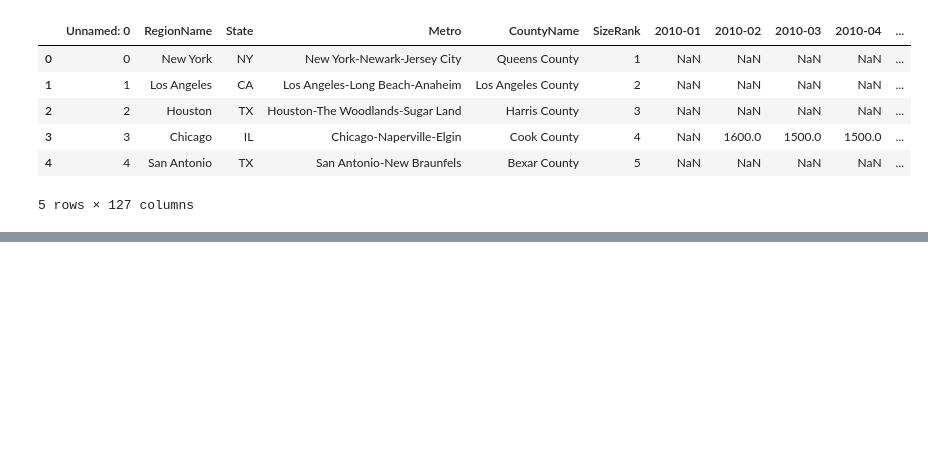
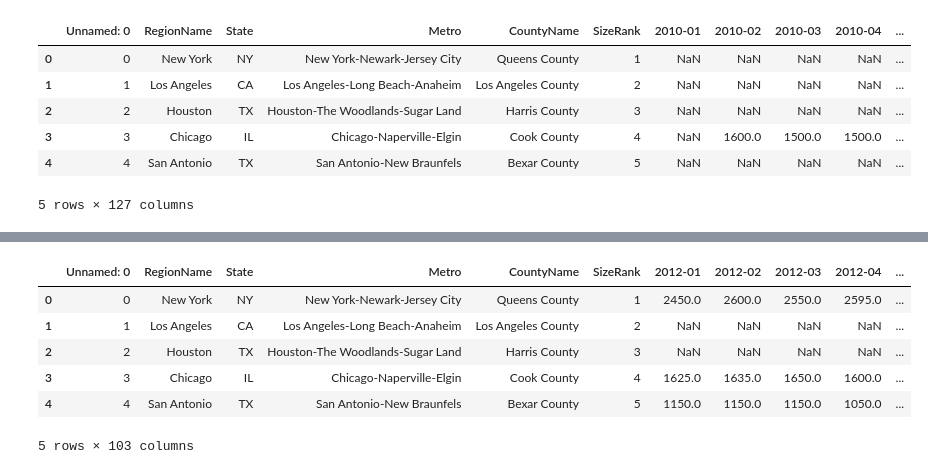
Before and after one commit to devoracer/Capstone_Zillow_DSC, a Jupyter notebook: notebooks/0.2_zillow_capstone_solution.ipynb, the cells around one changed output, grey strips where cells are left out. Saved outputs shown, nothing was run; the diff lists cells and outputs as text; code cells hidden in the pictures; blank space fills up the shorter version.

```diff
--- a/notebooks/0.2_zillow_capstone_solution.ipynb
+++ b/notebooks/0.2_zillow_capstone_solution.ipynb
@@ -196,0 +222,19 @@ df_median_rent_dropped = df_median_rent.drop('2010-01', axis=1)
+# %%
+#drop some more columns
+
+df_median_rent_dropped = df_median_rent.drop(['2010-01', '2010-02', '2010-03', '2010-04',
+                                             '2010-05', '2010-06', '2010-07', '2010-08',
+                                             '2010-09', '2010-10', '2010-11', '2010-12',
+                                             '2011-01', '2011-02', '2011-03', '2011-04',
+                                             '2011-05', '2011-06', '2011-07', '2011-08',
+                                             '2011-09', '2011-10', '2011-11', '2011-12'], axis=1)
+# %%
+df_median_rent_dropped.head()
+# %% [output]
+|  | Unnamed: 0 | RegionName | State | Metro | CountyName | SizeRank | 2012-01 | 2012-02 | 2012-03 | 2012-04 | ... |
+| 0 | 0 | New York | NY | New York-Newark-Jersey City | Queens County | 1 | 2450.0 | 2600.0 | 2550.0 | 2595.0 | ... |
+| 1 | 1 | Los Angeles | CA | Los Angeles-Long Beach-Anaheim | Los Angeles County | 2 | NaN | NaN | NaN | NaN | ... |
+| 2 | 2 | Houston | TX | Houston-The Woodlands-Sugar Land | Harris County | 3 | NaN | NaN | NaN | NaN | ... |
+| 3 | 3 | Chicago | IL | Chicago-Naperville-Elgin | Cook County | 4 | 1625.0 | 1635.0 | 1650.0 | 1600.0 | ... |
+| 4 | 4 | San Antonio | TX | San Antonio-New Braunfels | Bexar County | 5 | 1150.0 | 1150.0 | 1150.0 | 1050.0 | ... |
+5 rows × 103 columns
```
Also changed, not shown: parts of 12 cells of this notebook.
